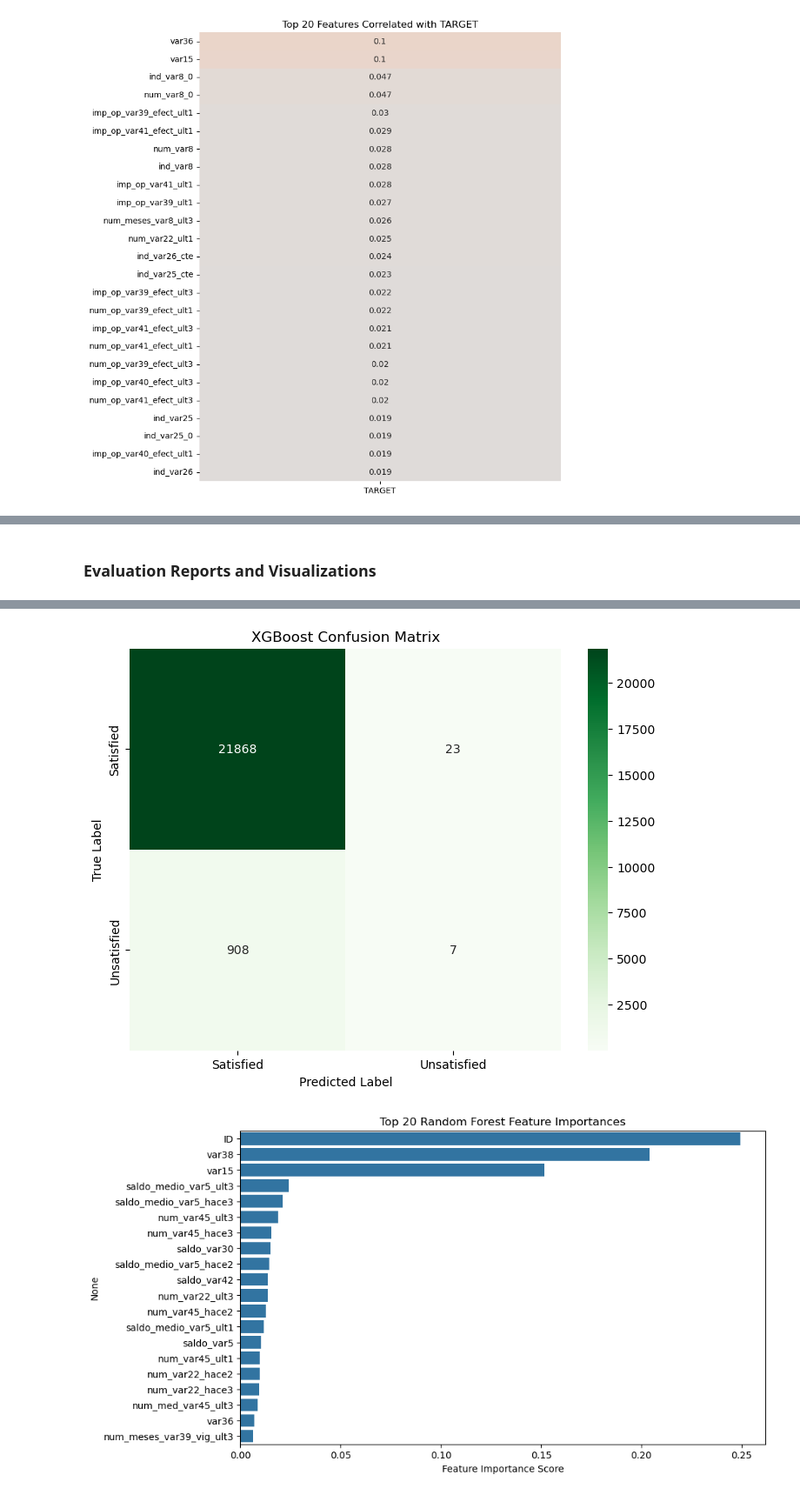
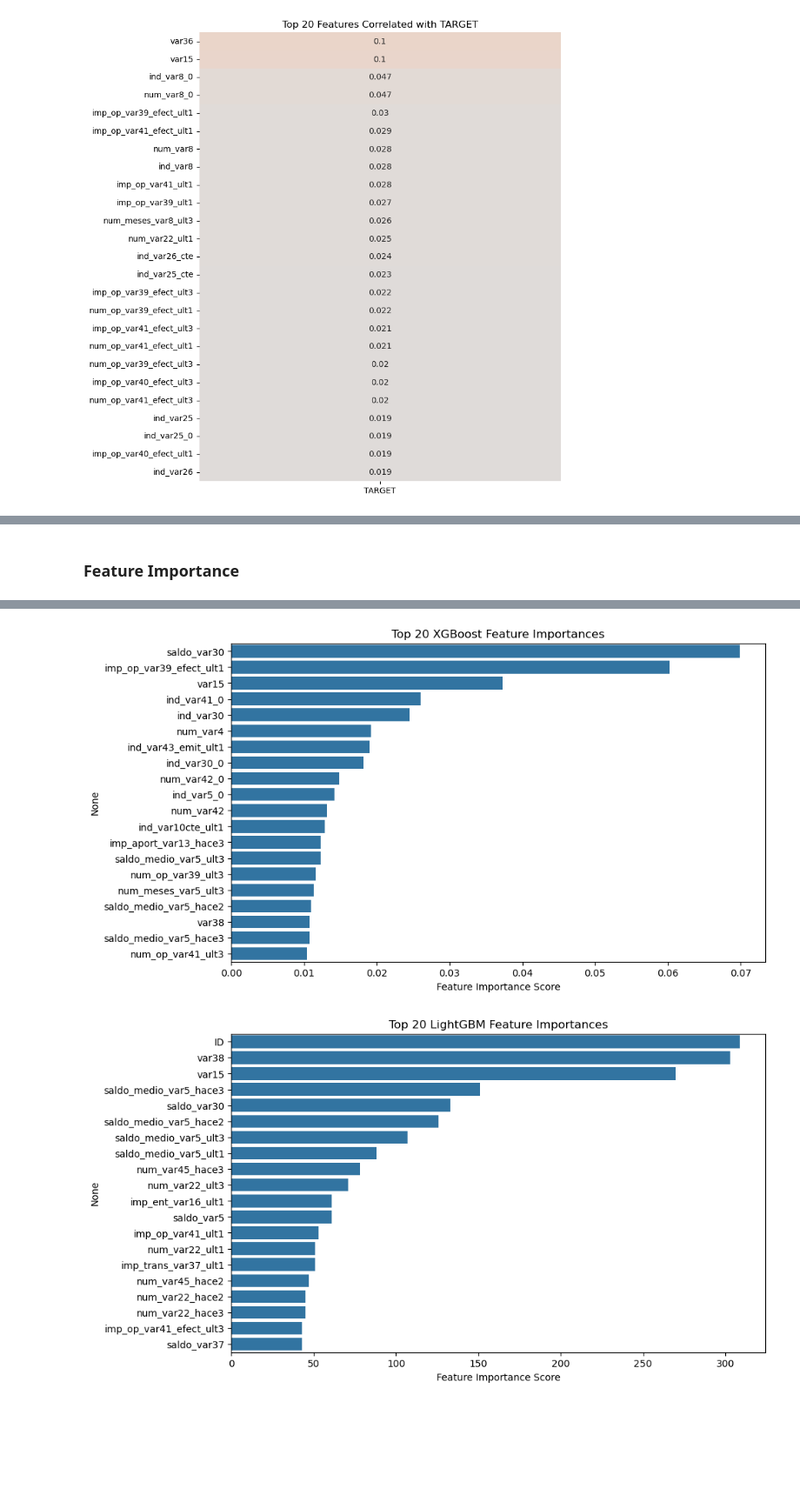
Before and after one commit to NoMoreNotions/PHYS_247_Project_1, a Jupyter notebook: Santander_Bank_Customer_Satisfaction_NB.ipynb, the cells around one changed output, grey strips where cells are left out. Shown at 87% size. Saved outputs shown, nothing was run; the diff lists cells and outputs as text; code cells hidden in the pictures; blank space fills up the shorter version.

Commit message:
Update Santander_Bank_Customer_Satisfaction_NB.ipynb
Added code for confusion matrices for every section, added LightGBM to the no data manipulation section and other cleanup changes.

```diff
--- a/Santander_Bank_Customer_Satisfaction_NB.ipynb
+++ b/Santander_Bank_Customer_Satisfaction_NB.ipynb
@@ -112,38 +205,6 @@ xgb_y_pred_prob = xgb_model.predict_proba(X_test)[:, 1]
 # %% [markdown]
-### Evaluation Reports and Visualizations
+### Feature Importance
 # %%
-# Evaluate the models
-# Random Forest Evaluation
-rf_accuracy = accuracy_score(y_test, rf_y_pred)
-print(f'Random Forest Accuracy: {rf_accuracy:.2f}')
-print('Random Forest Classification Report:')
-print(classification_report(y_test, rf_y_pred))
-
-# XGBoost Evaluation
-xgb_accuracy = accuracy_score(y_test, xgb_y_pred)
-print(f'XGBoost Accuracy: {xgb_accuracy:.2f}')
-print('XGBoost Classification Report:')
-print(classification_report(y_test, xgb_y_pred))
-
-# Confusion Matrix Comparison
-# Random Forest Confusion Matrix
-rf_conf_matrix = confusion_matrix(y_test, rf_y_pred)
-plt.figure(figsize=(8, 6))
-sns.heatmap(rf_conf_matrix, annot=True, fmt='d', cmap='Blues', xticklabels=['Satisfied', 'Unsatisfied'], yticklabels=['Satisfied', 'Unsatisfied'])
-plt.xlabel('Predicted Label')
-plt.ylabel('True Label')
-plt.title('Random Forest Confusion Matrix')
-plt.show()
-
-# XGBoost Confusion Matrix
-xgb_conf_matrix = confusion_matrix(y_test, xgb_y_pred)
-plt.figure(figsize=(8, 6))
-sns.heatmap(xgb_conf_matrix, annot=True, fmt='d', cmap='Greens', xticklabels=['Satisfied', 'Unsatisfied'], yticklabels=['Satisfied', 'Unsatisfied'])
-plt.xlabel('Predicted Label')
-plt.ylabel('True Label')
-plt.title('XGBoost Confusion Matrix')
-plt.show()
-
 # Feature Importance Comparison
 # Random Forest Feature Importance
 rf_feature_importances = rf_model.feature_importances_
@@ -171,4 +232,12 @@ sns.barplot(x=xgb_feature_importances[xgb_sorted_indices][:20], y=features[xgb_s
 plt.xlabel('Feature Importance Score')
 plt.title('Top 20 XGBoost Feature Importances')
 plt.show()
+
+gbm_feature_importances = gbm_model.feature_importance()
+gbm_sorted_indices = gbm_feature_importances.argsort()[::-1]
+plt.figure(figsize=(10, 6))
+sns.barplot(x=gbm_feature_importances[gbm_sorted_indices][:20], y=features[gbm_sorted_indices][:20])
+plt.xlabel('Feature Importance Score')
+plt.title('Top 20 LightGBM Feature Importances')
+plt.show()
 # %% [output]
@@ -193,2 +245,2 @@ weighted avg       0.93      0.96      0.94     22806
-[figure, old version]
+[figure, new version]
-[figure, old version]
+[figure, new version]
```
Also changed, not shown: parts of 10 cells of this notebook.
